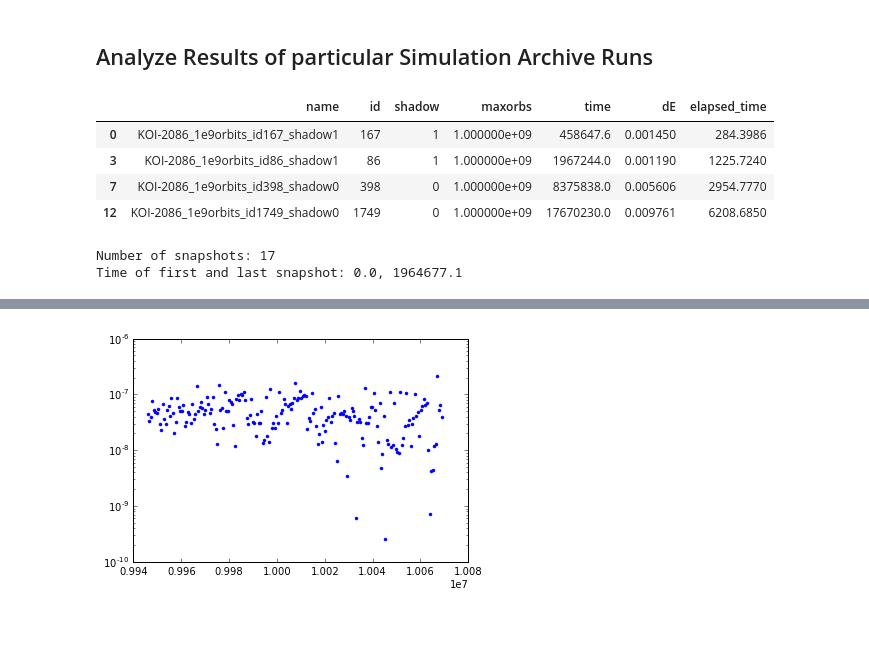
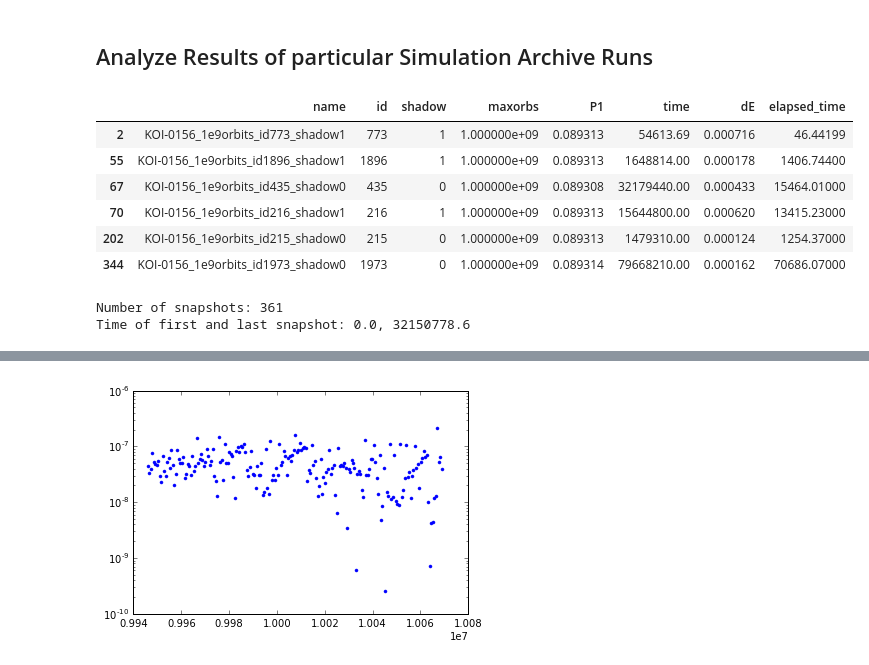
Before and after one commit to afcarl/stability_predict, a Jupyter notebook: analyzesystem.ipynb, the cells around one changed output, grey strips where cells are left out. Saved outputs shown, nothing was run; the diff lists cells and outputs as text; code cells hidden in the pictures; blank space fills up the shorter version.

```diff
--- a/analyzesystem.ipynb
+++ b/analyzesystem.ipynb
@@ -179,27 +179,31 @@ plt.savefig('images/Nbody-%s_%sv%sv%s.png'%(system,x,y,c))
 # %% [markdown]
 ## Analyze Results of particular Simulation Archive Runs
-# %%
-Nbody.loc[Nbody["dE"]>1e-3]
-# %% [output]
-|  | name | id | shadow | maxorbs | time | dE | elapsed_time |
-| 0 | KOI-2086_1e9orbits_id167_shadow1 | 167 | 1 | 1.000000e+09 | 458647.6 | 0.001450 | 284.3986 |
-| 3 | KOI-2086_1e9orbits_id86_shadow1 | 86 | 1 | 1.000000e+09 | 1967244.0 | 0.001190 | 1225.7240 |
-| 7 | KOI-2086_1e9orbits_id398_shadow0 | 398 | 0 | 1.000000e+09 | 8375838.0 | 0.005606 | 2954.7770 |
-| 12 | KOI-2086_1e9orbits_id1749_shadow0 | 1749 | 0 | 1.000000e+09 | 17670230.0 | 0.009761 | 6208.6850 |
+# %%
+thresh = 1e-4
+Nbody.loc[Nbody["dE"]>thresh]
+# %% [output]
+|  | name | id | shadow | maxorbs | P1 | time | dE | elapsed_time |
+| 2 | KOI-0156_1e9orbits_id773_shadow1 | 773 | 1 | 1.000000e+09 | 0.089313 | 54613.69 | 0.000716 | 46.44199 |
+| 55 | KOI-0156_1e9orbits_id1896_shadow1 | 1896 | 1 | 1.000000e+09 | 0.089313 | 1648814.00 | 0.000178 | 1406.74400 |
+| 67 | KOI-0156_1e9orbits_id435_shadow0 | 435 | 0 | 1.000000e+09 | 0.089308 | 32179440.00 | 0.000433 | 15464.01000 |
+| 70 | KOI-0156_1e9orbits_id216_shadow1 | 216 | 1 | 1.000000e+09 | 0.089313 | 15644800.00 | 0.000620 | 13415.23000 |
+| 202 | KOI-0156_1e9orbits_id215_shadow0 | 215 | 0 | 1.000000e+09 | 0.089313 | 1479310.00 | 0.000124 | 1254.37000 |
+| 344 | KOI-0156_1e9orbits_id1973_shadow0 | 1973 | 0 | 1.000000e+09 | 0.089314 | 79668210.00 | 0.000162 | 70686.07000 |
 # %%
 #load simulation archive of system with high final energy error
-i=1
+i=2
 
-id_ = Nbody.loc[Nbody["dE"]>1e-3,"id"].iloc[i]
-shadow = Nbody.loc[Nbody["dE"]>1e-3,"shadow"].iloc[i]
+id_ = Nbody.loc[Nbody["dE"]>thresh,"id"].iloc[i]
+shadow = Nbody.loc[Nbody["dE"]>thresh,"shadow"].iloc[i]
 orbits = "1e9"
-dir_ = "saved_output/%s_simulation_archives"%system
+#dir_ = "saved_output/%s_simulation_archives"%system
+dir_ = "saved_output"
 sa = rebound.SimulationArchive("%s/%s_%sorbits_id%s_shadow%d_SA.bin"%(dir_,system,orbits,id_,shadow))
 print("Number of snapshots: %d" % len(sa))
 print("Time of first and last snapshot: %.1f, %.1f" % (sa.tmin, sa.tmax))
 # %% [output]
-Number of snapshots: 17
-Time of first and last snapshot: 0.0, 1964677.1
+Number of snapshots: 361
+Time of first and last snapshot: 0.0, 32150778.6
 # %%
 #Get energy at each checkpoint
 sim = sa[0]
```
Also changed, not shown: parts of 6 cells of this notebook, 2 other files.
